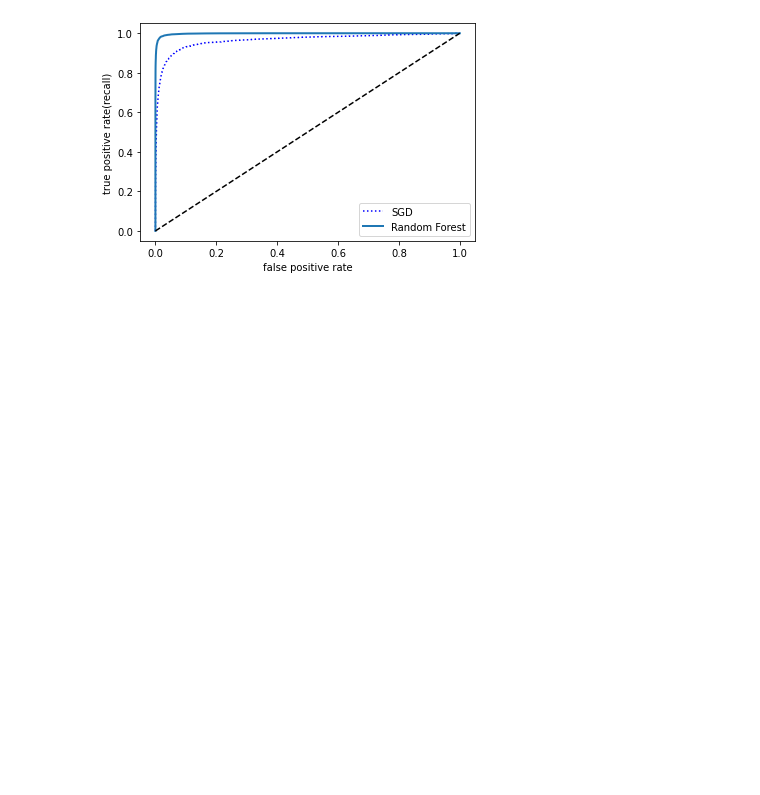
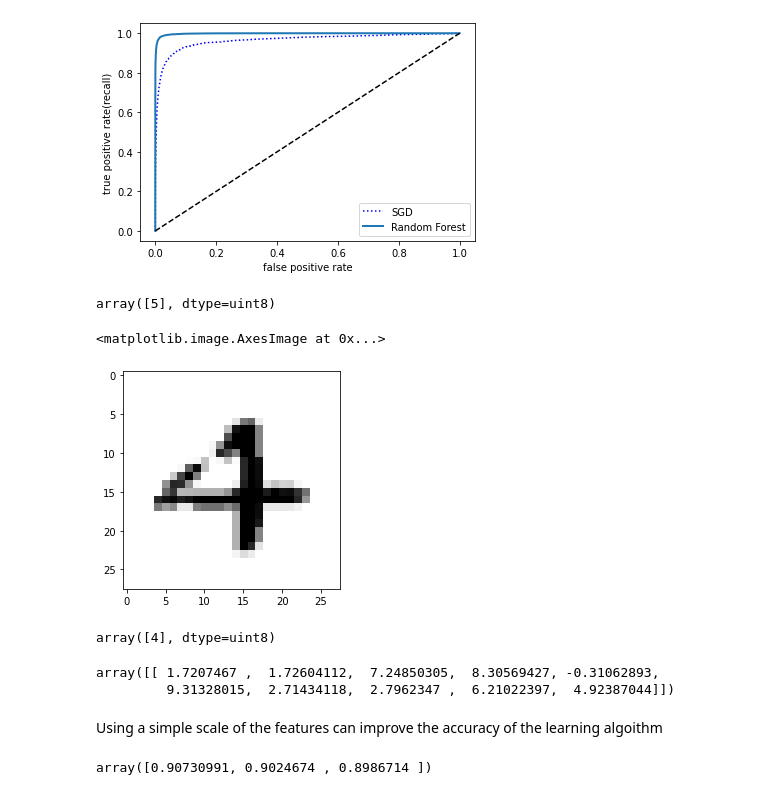
Before and after one commit to diego6662/hands-on-ml, a Jupyter notebook: 03-classification/classification.ipynb, the cells around one changed output. Cells and saved outputs as stored; diff of their text form; code cells hidden in the pictures; blank space fills up the shorter version.

```diff
--- a/03-classification/classification.ipynb
+++ b/03-classification/classification.ipynb
@@ -220,3 +225,36 @@ plt.legend(loc='lower right')
 plt.show()
 # %% [output]
 [figure]
+# %%
+from sklearn.svm import SVC
+svm_clf = SVC()
+svm_clf.fit(X_train, y_train)
+svm_clf.predict([some_digit])
+# %% [output]
+array([5], dtype=uint8)
+# %%
+some_digit_2 = X_test[9]
+some_digit_2_image = some_digit_2.reshape(28,28)
+plt.imshow(some_digit_2_image,cmap='binary')
+# %% [output]
+<matplotlib.image.AxesImage at 0x...>
+[figure, added]
+# %%
+svm_clf.predict([some_digit_2])
+# %% [output]
+array([4], dtype=uint8)
+# %%
+some_digit_score = svm_clf.decision_function([some_digit])
+some_digit_score
+# %% [output]
+array([[ 1.7207467 ,  1.72604112,  7.24850305,  8.30569427, -0.31062893,
+         9.31328015,  2.71434118,  2.7962347 ,  6.21022397,  4.92387044]])
+# %% [markdown]
+Using a simple scale of the features can improve the accuracy of the learning algoithm
+# %%
+from sklearn.preprocessing import StandardScaler
+scaler = StandardScaler()
+X_train_scaled = scaler.fit_transform(X_train.astype(np.float64))
+cross_val_score(sgd_clf, X_train_scaled, y_train, cv=3, scoring='accuracy')
+# %% [output]
+array([0.90730991, 0.9024674 , 0.8986714 ])
```
Also changed, not shown: parts of 13 cells of this notebook.
